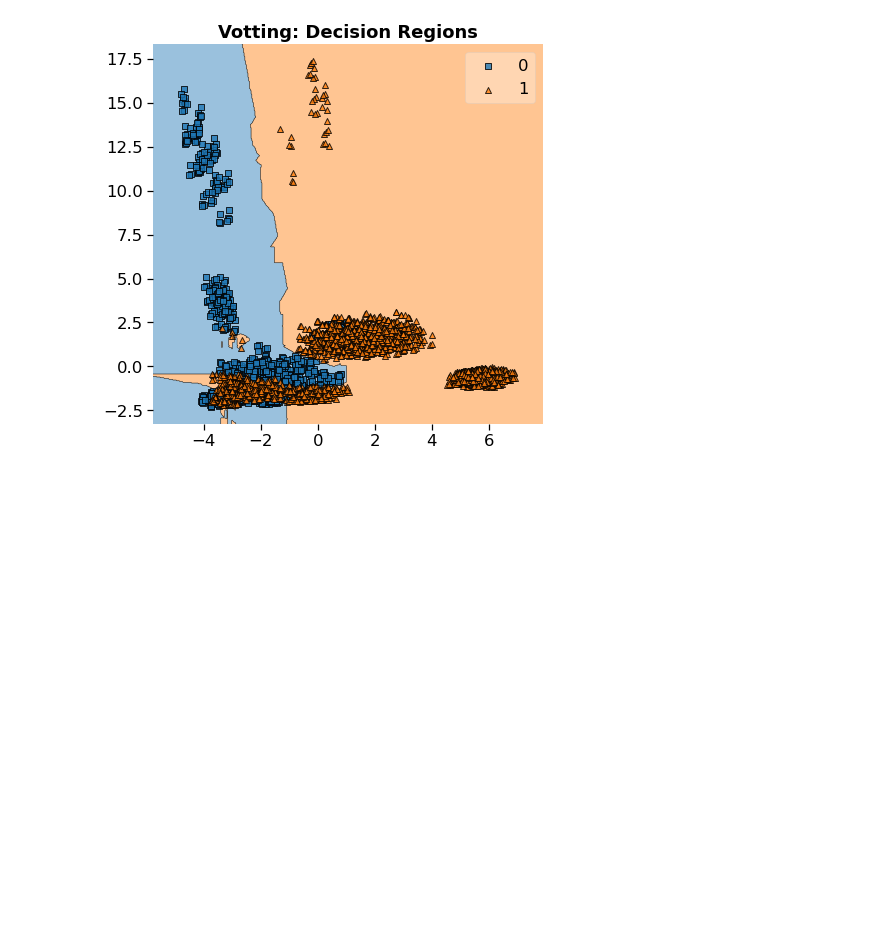
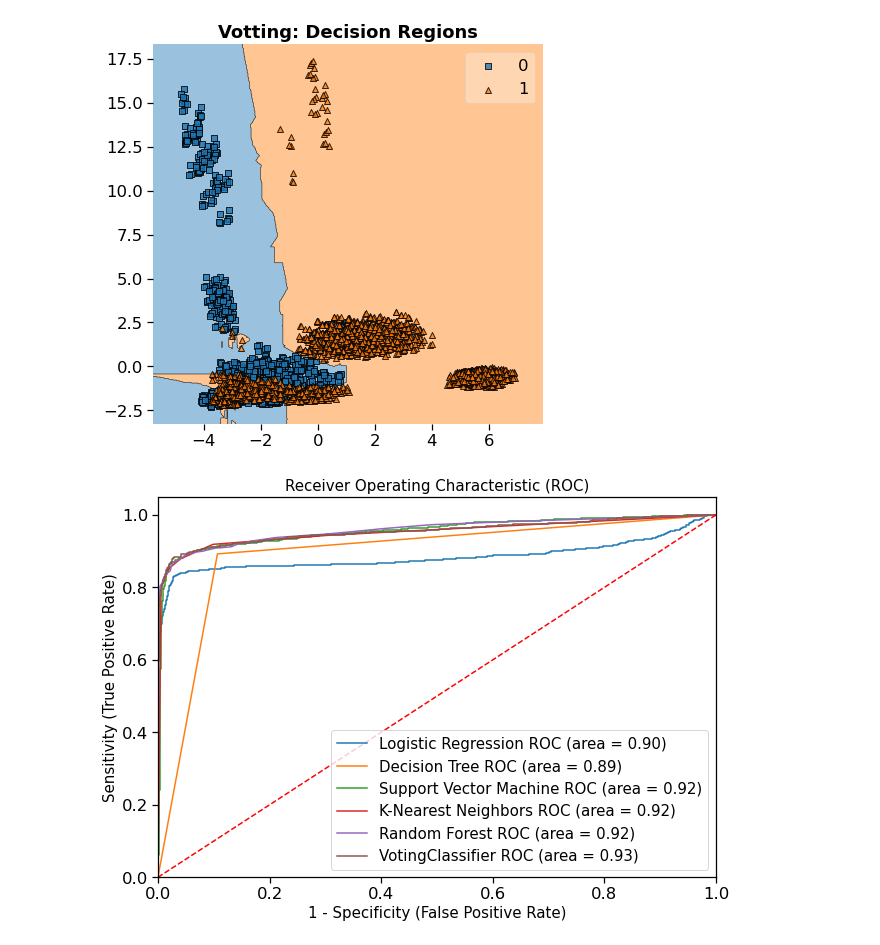
Before and after one commit to geraldb1/Project, a Jupyter notebook: Mushroom Classification/Mushroom.ipynb, the cells around one changed output. Saved outputs shown, nothing was run; the diff lists cells and outputs as text; code cells hidden in the pictures; blank space fills up the shorter version.

```diff
--- a/Mushroom Classification/Mushroom.ipynb
+++ b/Mushroom Classification/Mushroom.ipynb
@@ -1295,7 +1295,7 @@ import matplotlib.gridspec as gridspec
 # %%
 yy = y_train.to_numpy()
 # %%
-eclf = VotingClassifier(estimators=[("lr", lr), ("rf", rf), ("svc", svm),("dt", dt),("kn", knn)],voting="hard")
+eclf = VotingClassifier(estimators=[("lr", lr), ("rf", rf), ("svc", svm),("dt", dt),("kn", knn)],voting="soft")
 
 eclf.fit(X_train_pca,y_train)
 # %% [output]
@@ -1342,3 +1343,50 @@ for clf, lab in zip([lr, rf, svm,dt,knn,eclf],
 [figure]
 [figure]
 [figure]
+# %%
+plt.figure(figsize=(10,7))
+models = [
+{
+    'label': 'Logistic Regression',
+    'model': lr,
+},
+{
+    'label': 'Decision Tree',
+    'model': dt,
+},
+{
+    'label': 'Support Vector Machine',
+    'model': svm,
+},
+{
+    'label': 'K-Nearest Neighbors',
+    'model': knn,
+},
+{
+    'label': 'Random Forest',
+    'model': rf,
+},
+{
+    'label': 'VotingClassifier',
+    'model': eclf,
+}
+]
+
+for m in models:
+    model = m['model']
+    model.fit(X_train_pca, y_train)
+    y_pred=model.predict(X_test_pca)
+    fpr, tpr, thresholds = roc_curve(y_test, model.predict_proba(X_test_pca)[:,1])
+    auc = roc_auc_score(y_test,model.predict(X_test_pca))
+    plt.plot(fpr, tpr, label='%s ROC (area = %0.2f)' % (m['label'], auc))
+
+plt.plot([0, 1], [0, 1],'r--')
+plt.xlim([0.0, 1.0])
+plt.ylim([0.0, 1.05])
+plt.xlabel('1 - Specificity (False Positive Rate)', fontsize=15)
+plt.ylabel('Sensitivity (True Positive Rate)', fontsize=15)
+plt.title('Receiver Operating Characteristic (ROC)', fontsize=15)
+plt.legend(loc="lower right", fontsize=15)
+plt.show()
+# %% [output]
+[figure, added]
```
Also changed, not shown: parts of 2 cells of this notebook.
